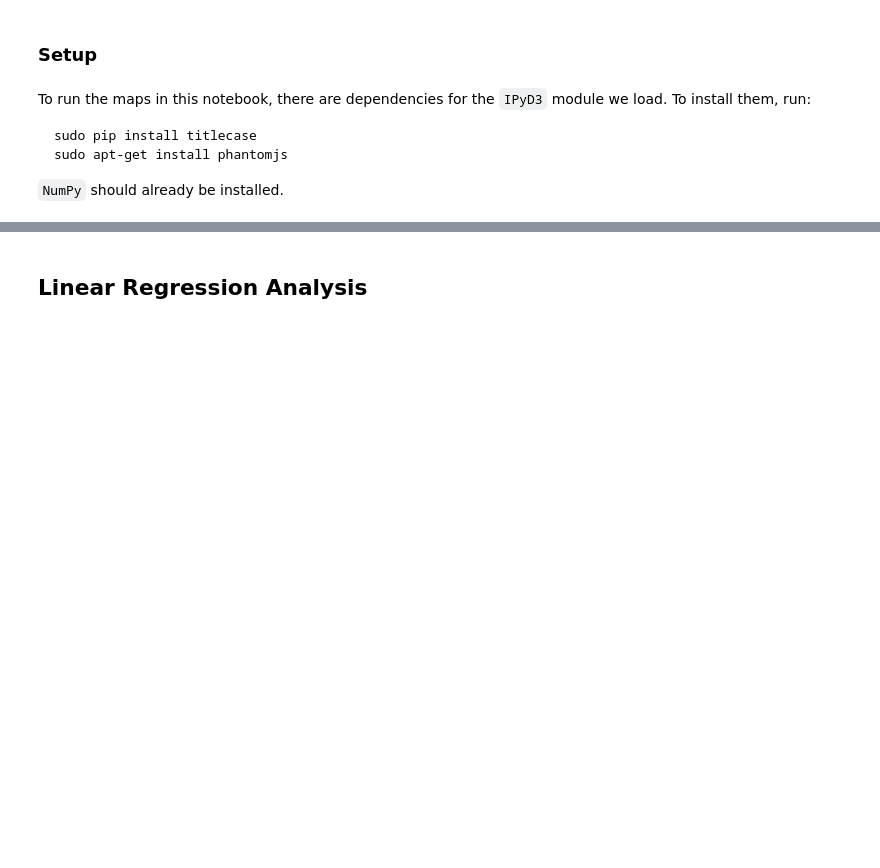
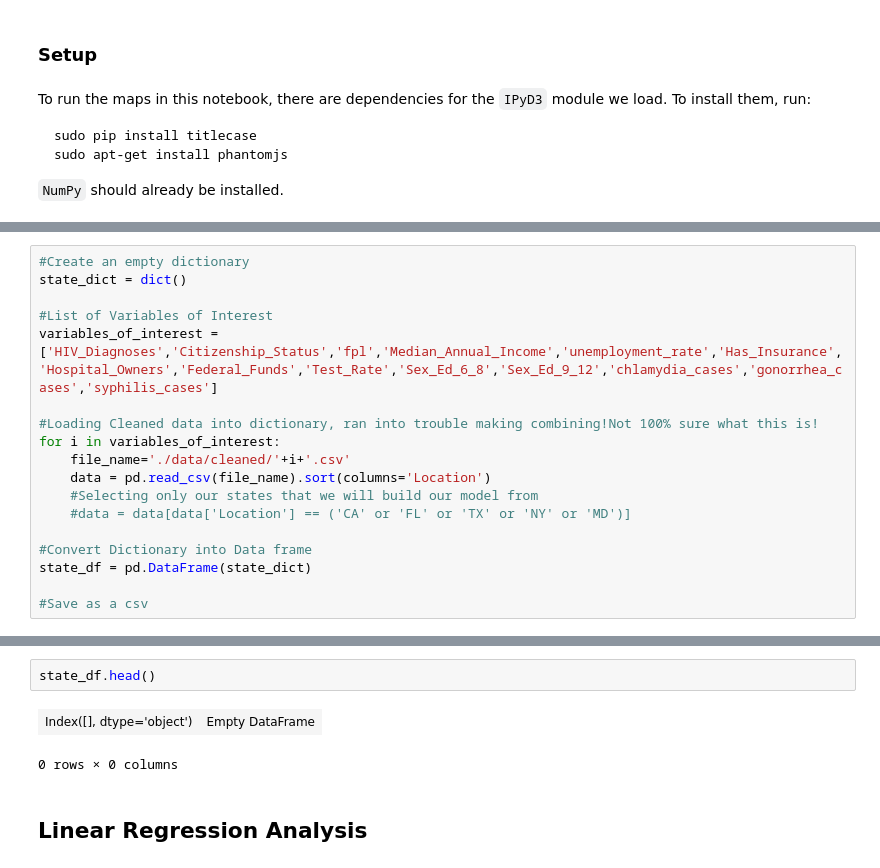
Before and after one commit to kyen89/data-analysis-template, a Jupyter notebook: notebooks/NB3_data_analysis.ipynb, the cells around one changed output, grey strips where cells are left out. Drawn from its saved outputs; the diff is of its cells as text; blank space fills up the shorter version.

```diff
--- a/notebooks/NB3_data_analysis.ipynb
+++ b/notebooks/NB3_data_analysis.ipynb
@@ -31,0 +43,18 @@ sudo apt-get install phantomjs
+# %%
+#Create an empty dictionary
+state_dict = dict()
+
+#List of Variables of Interest
+variables_of_interest = ['HIV_Diagnoses','Citizenship_Status','fpl','Median_Annual_Income','unemployment_rate','Has_Insurance','Hospital_Owners','Federal_Funds','Test_Rate','Sex_Ed_6_8','Sex_Ed_9_12','chlamydia_cases','gonorrhea_cases','syphilis_cases']
+
+#Loading Cleaned data into dictionary, ran into trouble making combining!Not 100% sure what this is!
+for i in variables_of_interest:
+    file_name='./data/cleaned/'+i+'.csv'
+    data = pd.read_csv(file_name).sort(columns='Location')
+    #Selecting only our states that we will build our model from
+    #data = data[data['Location'] == ('CA' or 'FL' or 'TX' or 'NY' or 'MD')]
+
+#Convert Dictionary into Data frame
+state_df = pd.DataFrame(state_dict)
+
+#Save as a csv
@@ -32,2 +79,7 @@ sudo apt-get install phantomjs
+# %%
+state_df.head()
+# %% [output]
+| Index([], dtype='object') | Empty DataFrame |
+0 rows × 0 columns
 # %% [markdown]
 ## Linear Regression Analysis
```
Also changed, not shown: parts of 5 cells of this notebook.
